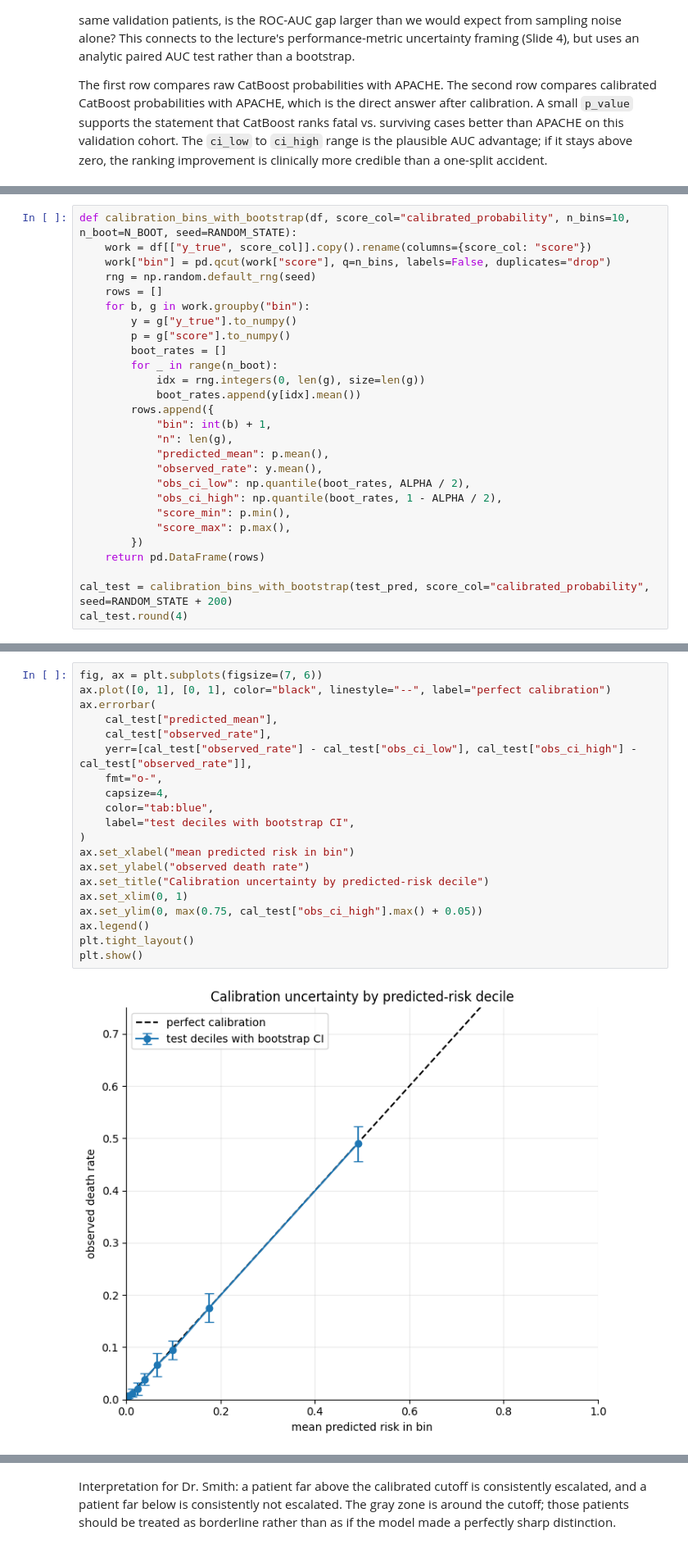
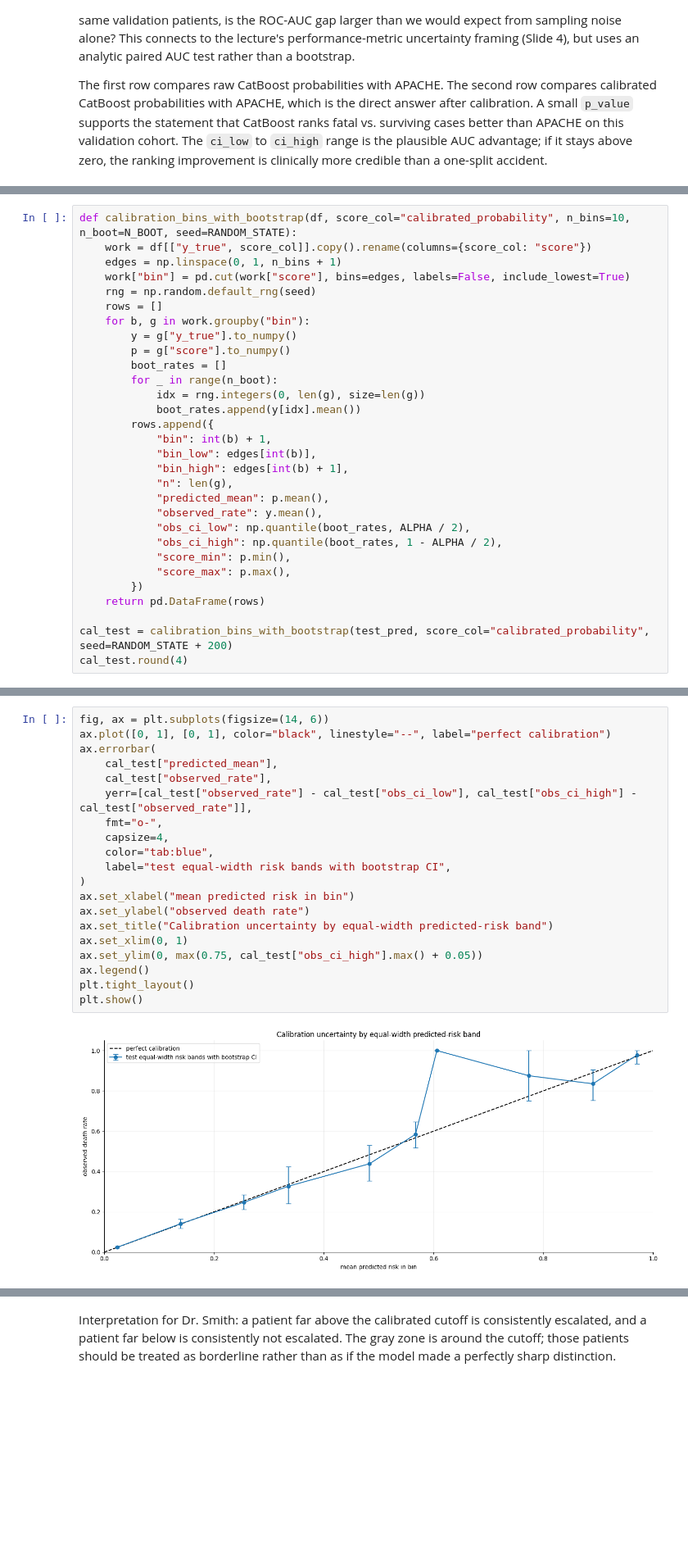
Before and after one commit to SwaneGhost/MedicalRiskModel, a Jupyter notebook: notebooks/05_meeting5_uncertainty.ipynb, the cells around one changed output, grey strips where cells are left out. Shown at 82% size. Drawn from its saved outputs; the diff is of its cells as text; blank space fills up the shorter version.

```diff
--- a/notebooks/05_meeting5_uncertainty.ipynb
+++ b/notebooks/05_meeting5_uncertainty.ipynb
@@ -583,7 +583,8 @@ The table and plot below group test-set patients by calibrated predicted-risk de
 # %%
 def calibration_bins_with_bootstrap(df, score_col="calibrated_probability", n_bins=10, n_boot=N_BOOT, seed=RANDOM_STATE):
     work = df[["y_true", score_col]].copy().rename(columns={score_col: "score"})
-    work["bin"] = pd.qcut(work["score"], q=n_bins, labels=False, duplicates="drop")
+    edges = np.linspace(0, 1, n_bins + 1)
+    work["bin"] = pd.cut(work["score"], bins=edges, labels=False, include_lowest=True)
     rng = np.random.default_rng(seed)
     rows = []
     for b, g in work.groupby("bin"):
@@ -595,6 +596,8 @@ def calibration_bins_with_bootstrap(df, score_col="calibrated_probability", n_bi
             boot_rates.append(y[idx].mean())
         rows.append({
             "bin": int(b) + 1,
+            "bin_low": edges[int(b)],
+            "bin_high": edges[int(b) + 1],
             "n": len(g),
             "predicted_mean": p.mean(),
             "observed_rate": y.mean(),
@@ -625,24 +629,24 @@ The vertical interval around each decile is a bootstrap confidence interval for
 
 Wide intervals usually mean fewer patients or more outcome variability in that risk band. They should make us cautious about over-interpreting small differences between nearby risk groups.
 # %%
-fig, ax = plt.subplots(figsize=(7, 6))
+fig, ax = plt.subplots(figsize=(14, 6))
 ax.plot([0, 1], [0, 1], color="black", linestyle="--", label="perfect calibration")
 ax.errorbar(
     cal_test["predicted_mean"],
     cal_test["observed_rate"],
     yerr=[cal_test["observed_rate"] - cal_test["obs_ci_low"], cal_test["obs_ci_high"] - cal_test["observed_rate"]],
     fmt="o-",
     capsize=4,
     color="tab:blue",
-    label="test deciles with bootstrap CI",
+    label="test equal-width risk bands with bootstrap CI",
 )
 ax.set_xlabel("mean predicted risk in bin")
 ax.set_ylabel("observed death rate")
-ax.set_title("Calibration uncertainty by predicted-risk decile")
+ax.set_title("Calibration uncertainty by equal-width predicted-risk band")
 ax.set_xlim(0, 1)
 ax.set_ylim(0, max(0.75, cal_test["obs_ci_high"].max() + 0.05))
 ax.legend()
 plt.tight_layout()
 plt.show()
 # %% [output]
-[figure, old version]
+[figure, new version]
```
Also changed, not shown: parts of 10 cells of this notebook.
